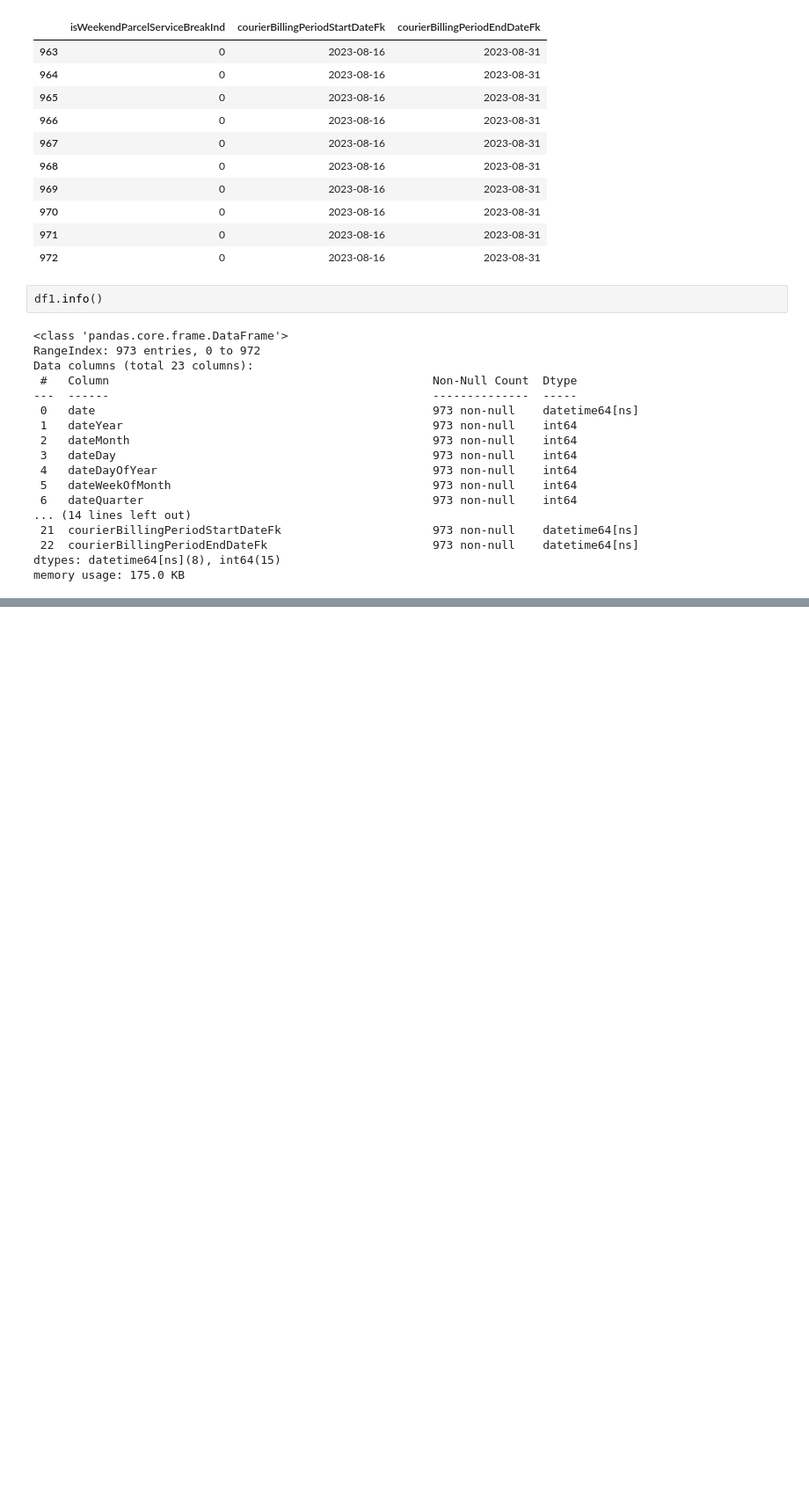
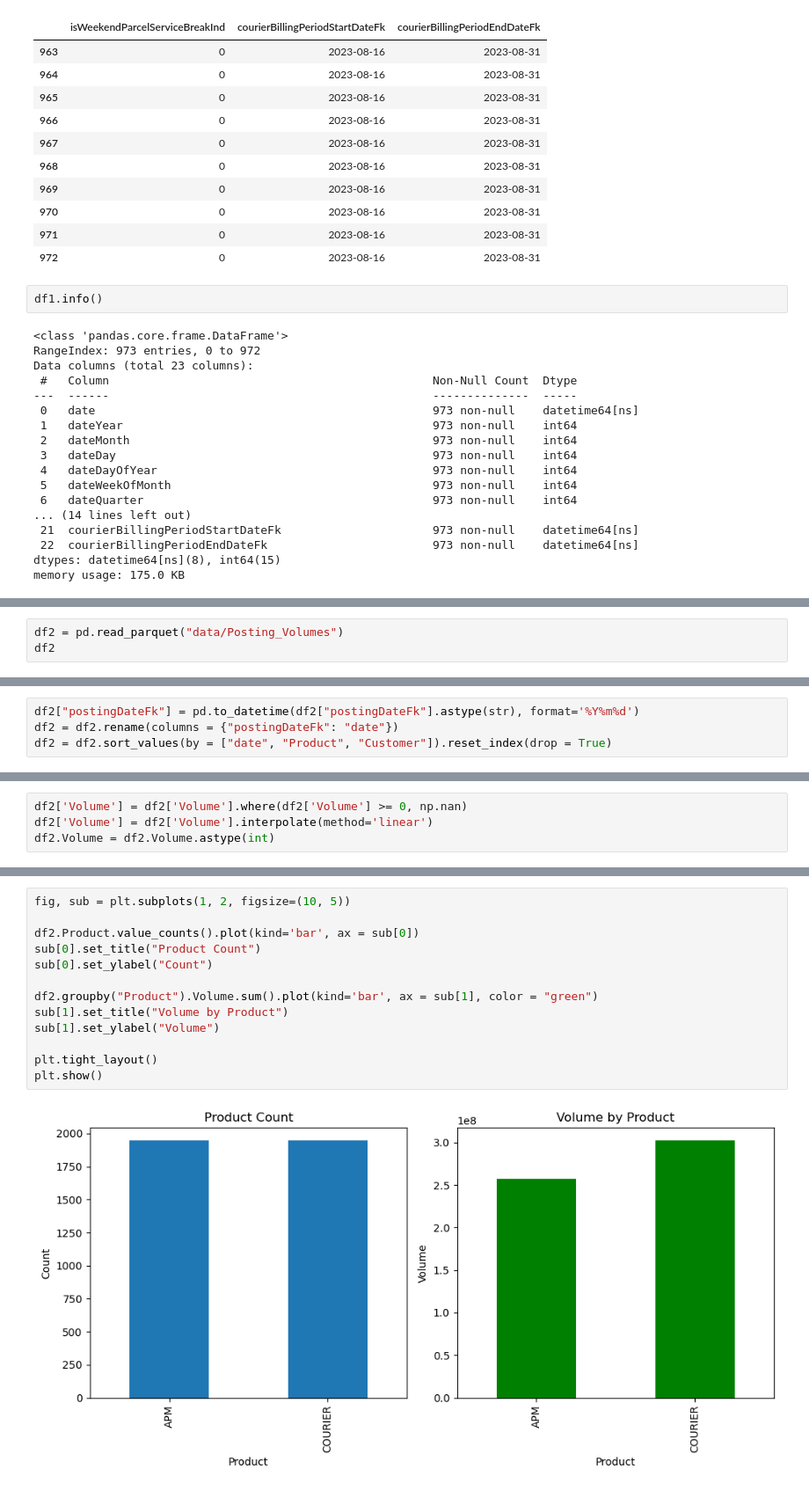
Before and after one commit to andrii-zapukhlyi/inpost_optimizing, a Jupyter notebook: inpost_forecast.ipynb, the cells around one changed output, grey strips where cells are left out. Shown at 88% size. Drawn from its saved outputs; the diff is of its cells as text; blank space fills up the shorter version.

Commit message:
data preprocessing PostingVolumes + .gitingore

```diff
--- a/inpost_forecast.ipynb
+++ b/inpost_forecast.ipynb
@@ -239,0 +245,3 @@ memory usage: 175.0 KB
+# %%
+df2 = pd.read_parquet("data/Posting_Volumes")
+df2
@@ -239,0 +262,4 @@ memory usage: 175.0 KB
+# %%
+df2["postingDateFk"] = pd.to_datetime(df2["postingDateFk"].astype(str), format='%Y%m%d')
+df2 = df2.rename(columns = {"postingDateFk": "date"})
+df2 = df2.sort_values(by = ["date", "Product", "Customer"]).reset_index(drop = True)
@@ -239,0 +306,4 @@ memory usage: 175.0 KB
+# %%
+df2['Volume'] = df2['Volume'].where(df2['Volume'] >= 0, np.nan)
+df2['Volume'] = df2['Volume'].interpolate(method='linear')
+df2.Volume = df2.Volume.astype(int)
@@ -239,0 +326,15 @@ memory usage: 175.0 KB
+# %%
+fig, sub = plt.subplots(1, 2, figsize=(10, 5))
+
+df2.Product.value_counts().plot(kind='bar', ax = sub[0])
+sub[0].set_title("Product Count")
+sub[0].set_ylabel("Count")
+
+df2.groupby("Product").Volume.sum().plot(kind='bar', ax = sub[1], color = "green")
+sub[1].set_title("Volume by Product")
+sub[1].set_ylabel("Volume")
+
+plt.tight_layout()
+plt.show()
+# %% [output]
+[figure, added]
```
Also changed, not shown: parts of 37 cells of this notebook, 1 other file.
